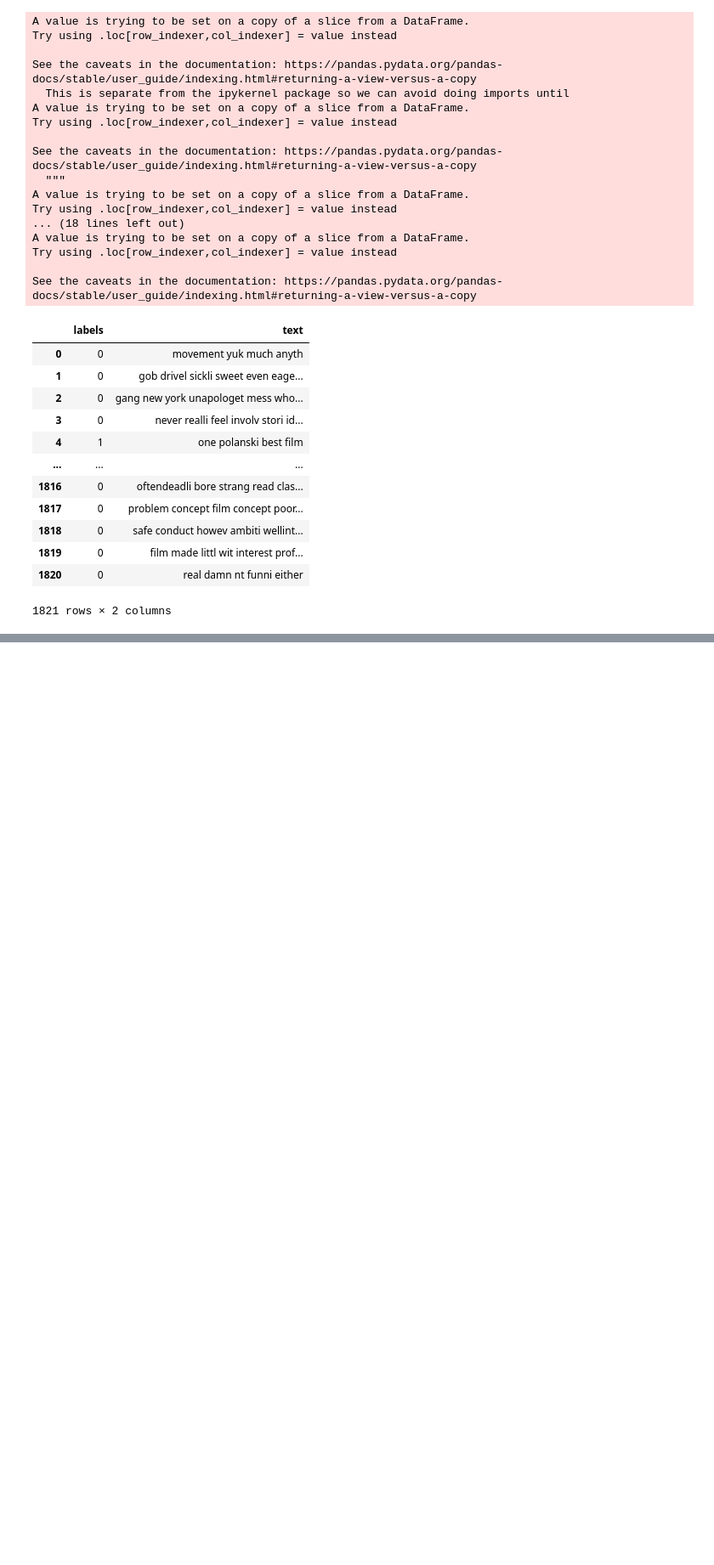
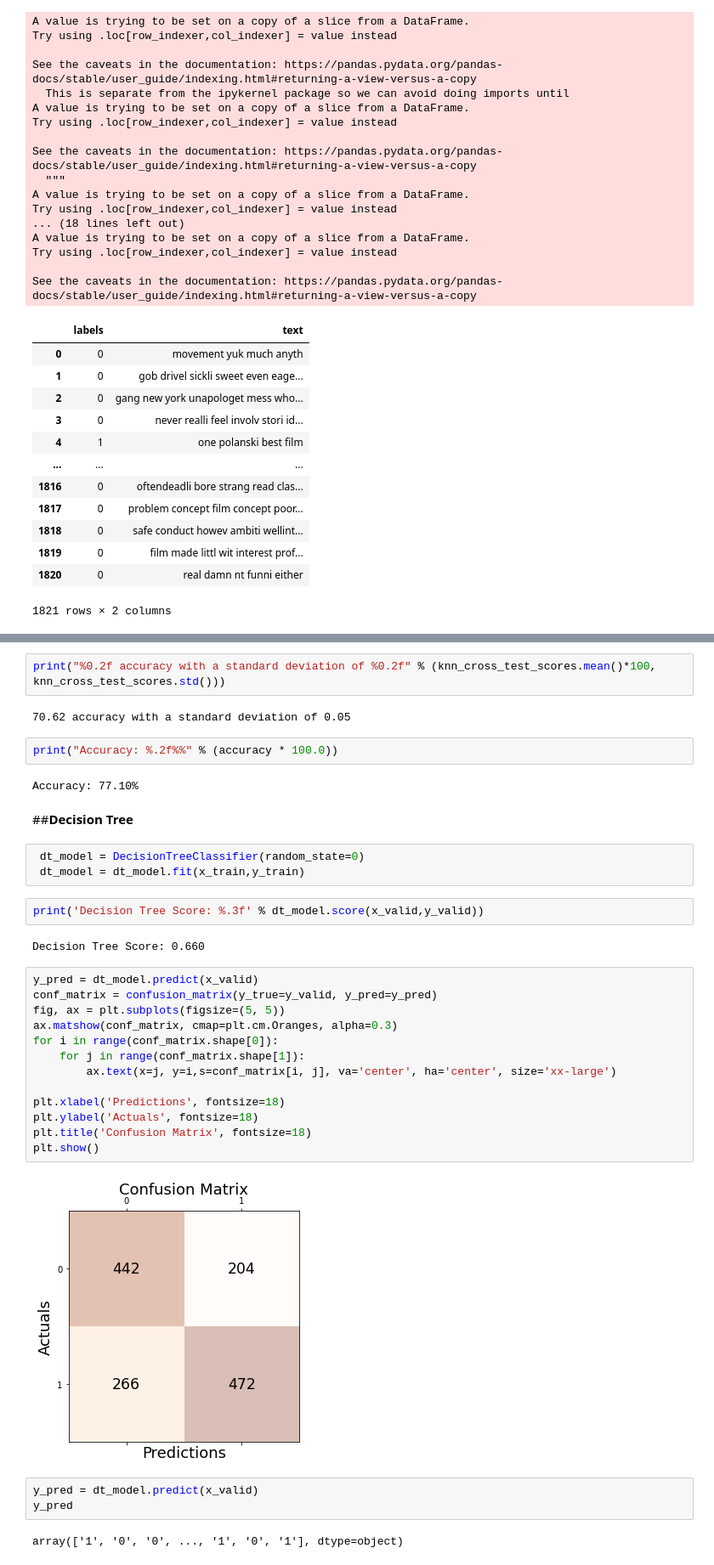
Before and after one commit to Kate5-7-2021/Kate_INFO5731_Spring2021, a Jupyter notebook: In_class_exercise_09.ipynb, the cells around one changed output, grey strips where cells are left out. Shown at 85% size. Drawn from its saved outputs; the diff is of its cells as text; blank space fills up the shorter version.

```diff
--- a/In_class_exercise_09.ipynb
+++ b/In_class_exercise_09.ipynb
@@ -410,0 +719,37 @@ FileNotFoundError: ignored
+# %%
+print("%0.2f accuracy with a standard deviation of %0.2f" % (knn_cross_test_scores.mean()*100, knn_cross_test_scores.std()))
+# %% [output]
+70.62 accuracy with a standard deviation of 0.05
+# %%
+print("Accuracy: %.2f%%" % (accuracy * 100.0))
+# %% [output]
+Accuracy: 77.10%
+# %% [markdown]
+##**Decision Tree**
+# %%
+ dt_model = DecisionTreeClassifier(random_state=0)
+ dt_model = dt_model.fit(x_train,y_train)
+# %%
+print('Decision Tree Score: %.3f' % dt_model.score(x_valid,y_valid))
+# %% [output]
+Decision Tree Score: 0.660
+# %%
+y_pred = dt_model.predict(x_valid)
+conf_matrix = confusion_matrix(y_true=y_valid, y_pred=y_pred)
+fig, ax = plt.subplots(figsize=(5, 5))
+ax.matshow(conf_matrix, cmap=plt.cm.Oranges, alpha=0.3)
+for i in range(conf_matrix.shape[0]):
+    for j in range(conf_matrix.shape[1]):
+        ax.text(x=j, y=i,s=conf_matrix[i, j], va='center', ha='center', size='xx-large')
+
+plt.xlabel('Predictions', fontsize=18)
+plt.ylabel('Actuals', fontsize=18)
+plt.title('Confusion Matrix', fontsize=18)
+plt.show()
+# %% [output]
+[figure, added]
+# %%
+y_pred = dt_model.predict(x_valid)
+y_pred
+# %% [output]
+array(['1', '0', '0', ..., '1', '0', '1'], dtype=object)
```
Also changed, not shown: parts of 105 cells of this notebook.
